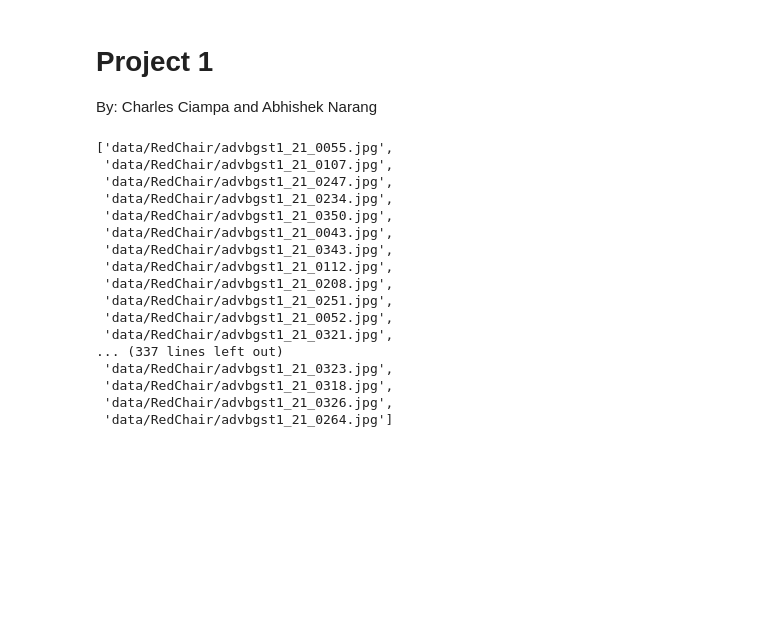
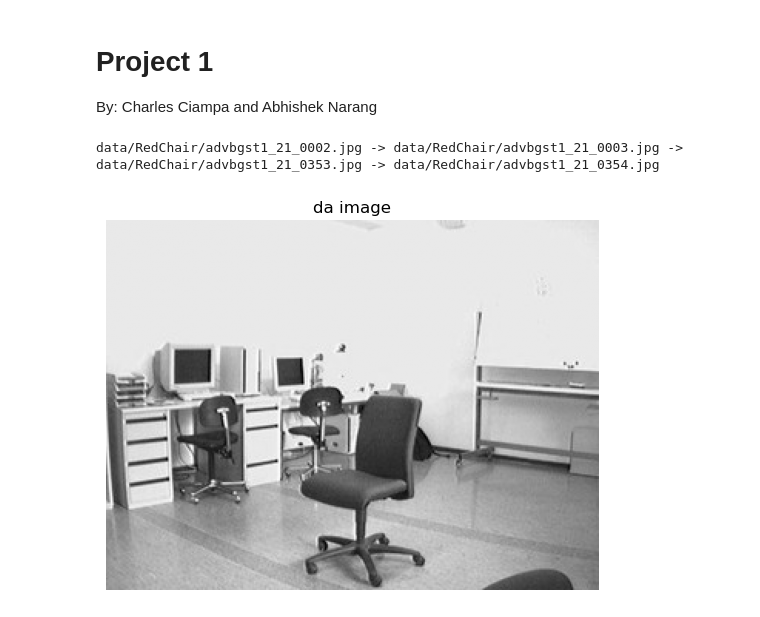
Before and after one commit to CharlesC03/EECE_5639_Projects, a Jupyter notebook: project1/main.ipynb, the cells around one changed output. Drawn from its saved outputs; the diff is of its cells as text; code cells hidden in the pictures; blank space fills up the shorter version.

```diff
--- a/project1/main.ipynb
+++ b/project1/main.ipynb
@@ -8,0 +10,17 @@ import glob
+# %%
+def import_imgs(path, print_imgs = False) -> np.ndarray:
+    """Imports the images from the provided path and use * for all the images
+
+    Args:
+        path (string): _description_
+        print_imgs (bool):
+
+    Returns:
+        _type_: _description_
+    """
+    # Obtains the images from
+    img_paths = sorted(glob.glob(path))
+    if print_imgs:
+        print(f"{img_paths[0]} -> {img_paths[1]} -> {img_paths[-2]} -> {img_paths[-1]}")
+    # Imports the image -> Converts type to float -> To numpy array
+    return np.array([cv2.imread(path).astype(np.float64) for path in img_paths])
@@ -9,20 +40,14 @@ import glob
 # %%
-glob.glob("data/RedChair/*")
+# Import the images
+imgs = import_imgs("data/RedChair/*", print_imgs=True)
+# Convert RGB to Grayscale
+imgs_grayscale = grayscale_image(imgs)
 # %% [output]
-['data/RedChair/advbgst1_21_0055.jpg',
- 'data/RedChair/advbgst1_21_0107.jpg',
- 'data/RedChair/advbgst1_21_0247.jpg',
- 'data/RedChair/advbgst1_21_0234.jpg',
- 'data/RedChair/advbgst1_21_0350.jpg',
- 'data/RedChair/advbgst1_21_0043.jpg',
- 'data/RedChair/advbgst1_21_0343.jpg',
- 'data/RedChair/advbgst1_21_0112.jpg',
- 'data/RedChair/advbgst1_21_0208.jpg',
- 'data/RedChair/advbgst1_21_0251.jpg',
- 'data/RedChair/advbgst1_21_0052.jpg',
- 'data/RedChair/advbgst1_21_0321.jpg',
-... (337 lines left out)
- 'data/RedChair/advbgst1_21_0323.jpg',
- 'data/RedChair/advbgst1_21_0318.jpg',
- 'data/RedChair/advbgst1_21_0326.jpg',
- 'data/RedChair/advbgst1_21_0264.jpg']
+data/RedChair/advbgst1_21_0002.jpg -> data/RedChair/advbgst1_21_0003.jpg -> data/RedChair/advbgst1_21_0353.jpg -> data/RedChair/advbgst1_21_0354.jpg
+# %%
+plt.imshow(imgs[200], cmap='gray')
+plt.title("da image")
+plt.axis('off') # Optional: hides the axis labels
+plt.show()
+# %% [output]
+[figure, added]
```
Also changed, not shown: parts of 6 cells of this notebook.
